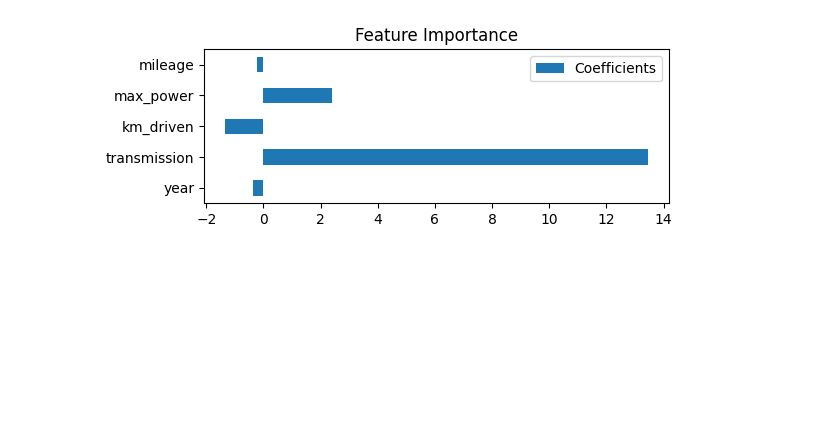
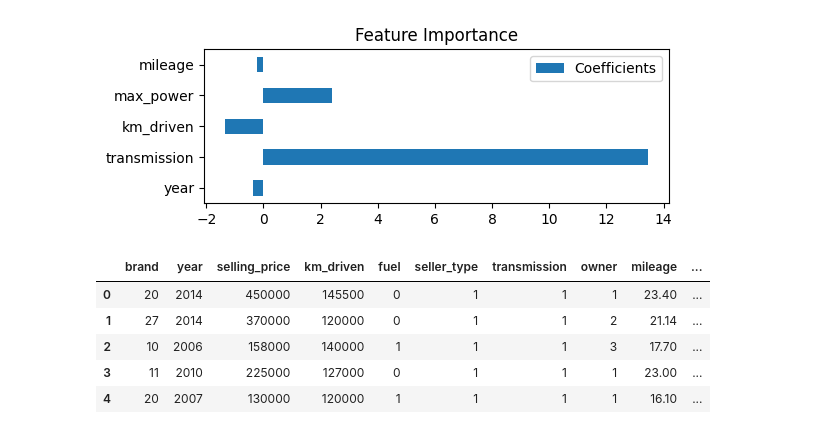
Before and after one commit to sushmi/classroom, a Jupyter notebook: notebooks/A2 - Predicting Car Prices.ipynb, the cells around one changed output. Saved outputs shown, nothing was run; the diff lists cells and outputs as text; code cells hidden in the pictures; blank space fills up the shorter version.

```diff
--- a/notebooks/A2 - Predicting Car Prices.ipynb
+++ b/notebooks/A2 - Predicting Car Prices.ipynb
@@ -1384,3 +1418,12 @@ standard_scaler_list
 best_model.feature_importance(width=6, height=2)
 # %% [output]
 [figure]
+# %%
+df.head()
+# %% [output]
+|  | brand | year | selling_price | km_driven | fuel | seller_type | transmission | owner | mileage | ... |
+| 0 | 20 | 2014 | 450000 | 145500 | 0 | 1 | 1 | 1 | 23.40 | ... |
+| 1 | 27 | 2014 | 370000 | 120000 | 0 | 1 | 1 | 2 | 21.14 | ... |
+| 2 | 10 | 2006 | 158000 | 140000 | 1 | 1 | 1 | 3 | 17.70 | ... |
+| 3 | 11 | 2010 | 225000 | 127000 | 0 | 1 | 1 | 1 | 23.00 | ... |
+| 4 | 20 | 2007 | 130000 | 120000 | 1 | 1 | 1 | 1 | 16.10 | ... |
```
Also changed, not shown: parts of 8 cells of this notebook, 10 other files.
